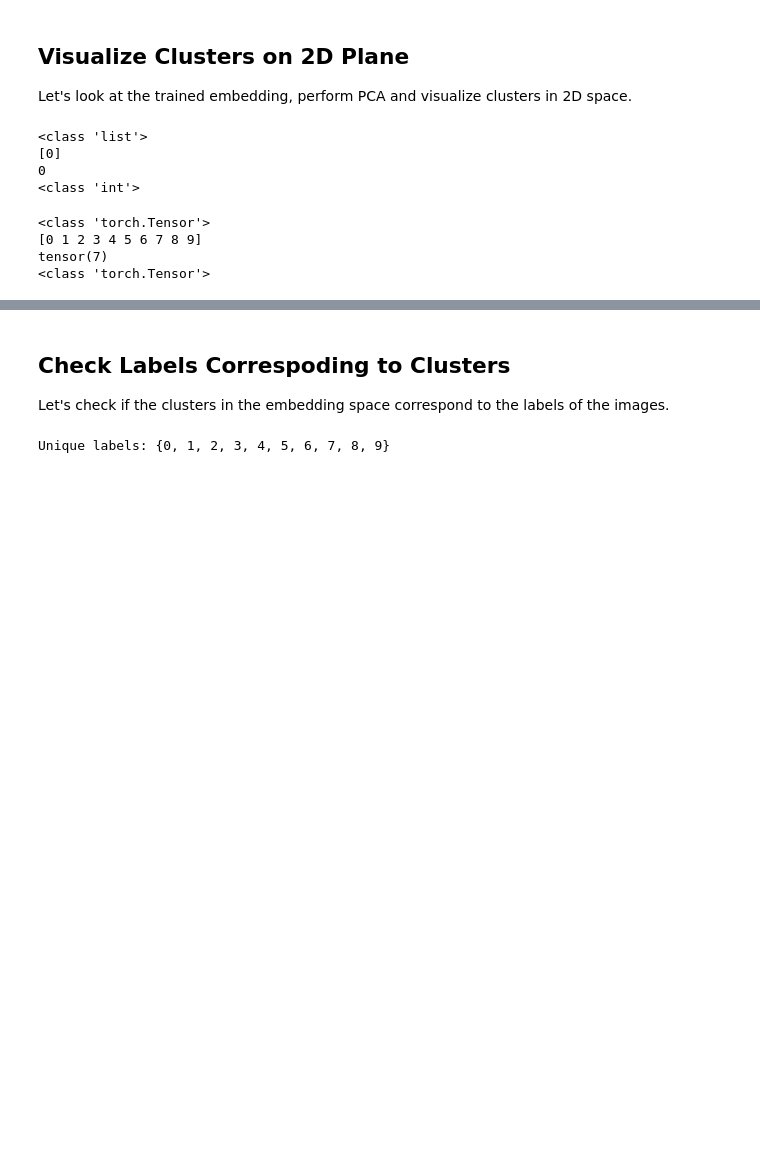
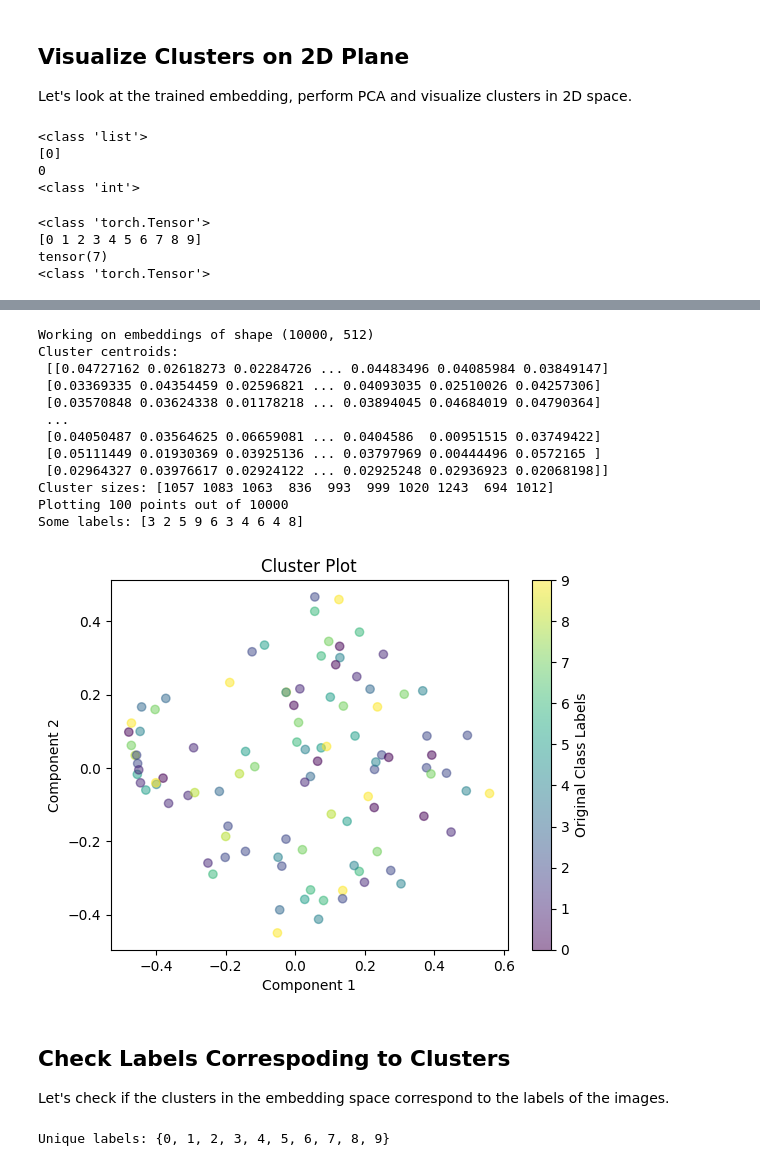
Before and after one commit to MKaczkow/ml_concepts, a Jupyter notebook: ideas/ssl/simcrl_mnist.ipynb, the cells around one changed output, grey strips where cells are left out. Drawn from its saved outputs; the diff is of its cells as text; code cells hidden in the pictures; blank space fills up the shorter version.

```diff
--- a/ideas/ssl/simcrl_mnist.ipynb
+++ b/ideas/ssl/simcrl_mnist.ipynb
@@ -602,3 +649,25 @@ Some labels: [4 0 4 4 9 4 4 5 0 9]
+# %%
+plot_clusters(
+    embeddings,
+    np.array(test_dataset.targets),
+    proportion_of_points_to_plot=0.01,
+    alpha=0.5,
+    plot_centroids=False
+)
+# %% [output]
+Working on embeddings of shape (10000, 512)
+Cluster centroids:
+ [[0.04727162 0.02618273 0.02284726 ... 0.04483496 0.04085984 0.03849147]
+ [0.03369335 0.04354459 0.02596821 ... 0.04093035 0.02510026 0.04257306]
+ [0.03570848 0.03624338 0.01178218 ... 0.03894045 0.04684019 0.04790364]
+ ...
+ [0.04050487 0.03564625 0.06659081 ... 0.0404586  0.00951515 0.03749422]
+ [0.05111449 0.01930369 0.03925136 ... 0.03797969 0.00444496 0.0572165 ]
+ [0.02964327 0.03976617 0.02924122 ... 0.02925248 0.02936923 0.02068198]]
+Cluster sizes: [1057 1083 1063  836  993  999 1020 1243  694 1012]
+Plotting 100 points out of 10000
+Some labels: [3 2 5 9 6 3 4 6 4 8]
+[figure, added]
 # %% [markdown]
 ## Check Labels Correspoding to Clusters
 Let's check if the clusters in the embedding space correspond to the labels of the images.
```
Also changed, not shown: parts of 8 cells of this notebook.
